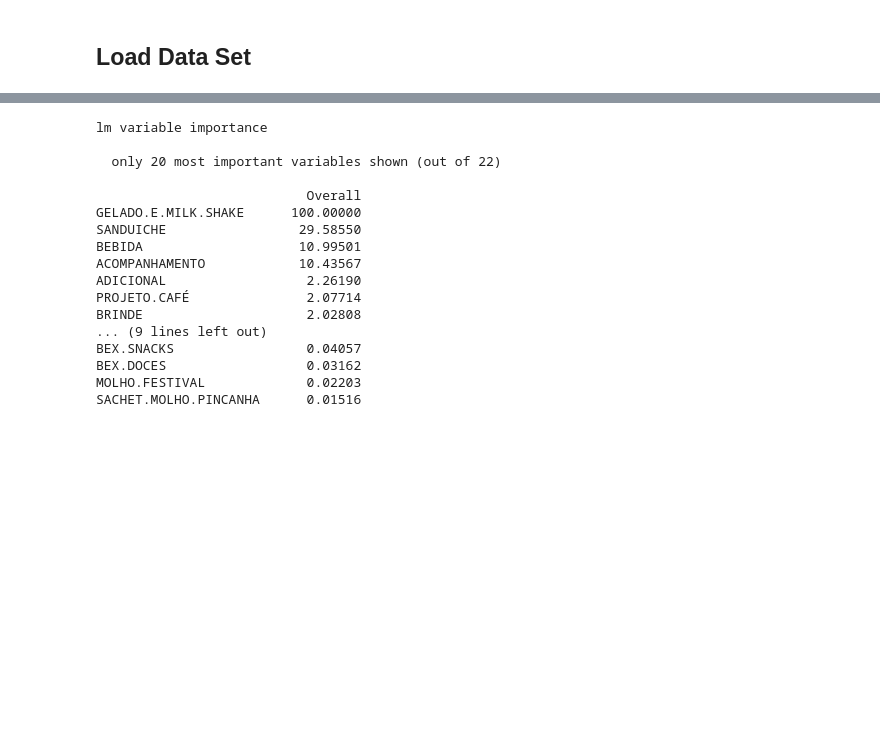
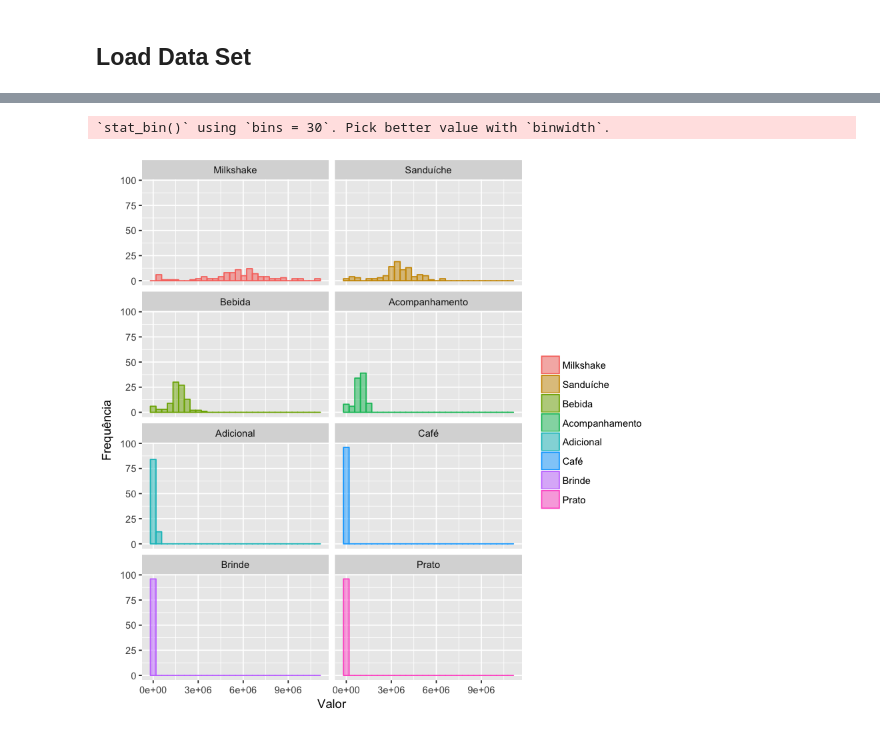
Before and after one commit to robson-fernandes/bayesian-networks-lab, a Jupyter notebook: notebooks/Relevant Variables - SP.ipynb, the cells around one changed output, grey strips where cells are left out. Drawn from its saved outputs; the diff is of its cells as text; code cells hidden in the pictures; blank space fills up the shorter version.

```diff
--- a/notebooks/Relevant Variables - SP.ipynb
+++ b/notebooks/Relevant Variables - SP.ipynb
@@ -47,11 +116,11 @@ dados.vendas = dados.vendas[, c('VENDA',
 # %%
 # prepare training scheme
-control <- trainControl(method="repeatedcv", number=10, repeats=3)
+control <- trainControl(method="repeatedcv", number=20, repeats=3)
 
 # train the model
 #lm, rf
 #RMSE, Rsquared
-model <- train(VENDA ~ ., data=dados.vendas,
+model <- train(Venda ~ ., data=dados.vendas,
                method="lm",
                metric="RMSE",
                preProcess="scale",
@@ -129,20 +249,0 @@ length(colnames(dados.vendas))
-# %%
-importance
-# %% [output]
-lm variable importance
-
-  only 20 most important variables shown (out of 22)
-
-                           Overall
-GELADO.E.MILK.SHAKE      100.00000
-SANDUICHE                 29.58550
-BEBIDA                    10.99501
-ACOMPANHAMENTO            10.43567
-ADICIONAL                  2.26190
-PROJETO.CAFÉ               2.07714
-BRINDE                     2.02808
-... (9 lines left out)
-BEX.SNACKS                 0.04057
-BEX.DOCES                  0.03162
-MOLHO.FESTIVAL             0.02203
-SACHET.MOLHO.PINCANHA      0.01516
@@ -148,0 +252,16 @@ SACHET.MOLHO.PINCANHA      0.01516
+# %%
+dados.vendas <- read.csv("data/food-sp.csv", header=TRUE)
+dados.vendas = as.data.frame(dados.vendas)
+dados.vendas[is.na(dados.vendas)] <- 0
+dados.vendas$PROJETO.CAFÉ[dados.vendas$PROJETO.CAFÉ == 0] <- mean(dados.vendas$PROJETO.CAFÉ)
+dados.vendas$BRINDE[dados.vendas$BRINDE == 0] <- mean(dados.vendas$BRINDE)
+dados.vendas = dados.vendas[, c(
+                                'GELADO.E.MILK.SHAKE',
+                                'SANDUICHE',
+                                'BEBIDA',
+                                'ACOMPANHAMENTO',
+                                'ADICIONAL',
+                                'PROJETO.CAFÉ',
+                                'BRINDE',
+                                'PRATO'
+                               )]
@@ -148,0 +301,18 @@ SACHET.MOLHO.PINCANHA      0.01516
+# %%
+#dados.vendas <- log(dados.vendas)
+dfs <- stack(dados.vendas)
+# %%
+#pdf("histogram_normalize_variable.pdf")
+#pdf("histogram_variable.pdf")
+
+ggplot(dfs, aes(x=values)) +
+geom_histogram(aes(group=ind, colour=ind, fill=ind), alpha=0.5) +
+facet_wrap( ~ ind, ncol=2) +
+#labs(x = "Valor normalizado (transformação logarítmica)", y = "Frequência") +
+labs(x = "Valor", y = "Frequência") +
+theme(legend.title = element_blank())
+
+#dev.off()
+# %% [output]
+`stat_bin()` using `bins = 30`. Pick better value with `binwidth`.
+[figure, added]
```
Also changed, not shown: parts of 22 cells of this notebook, 37 other files.
